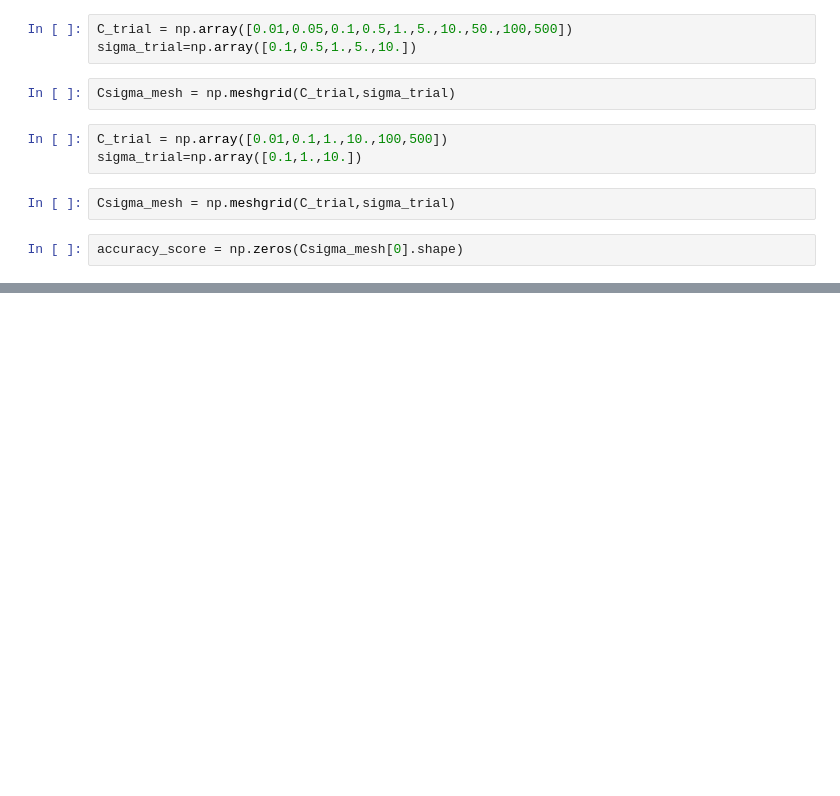
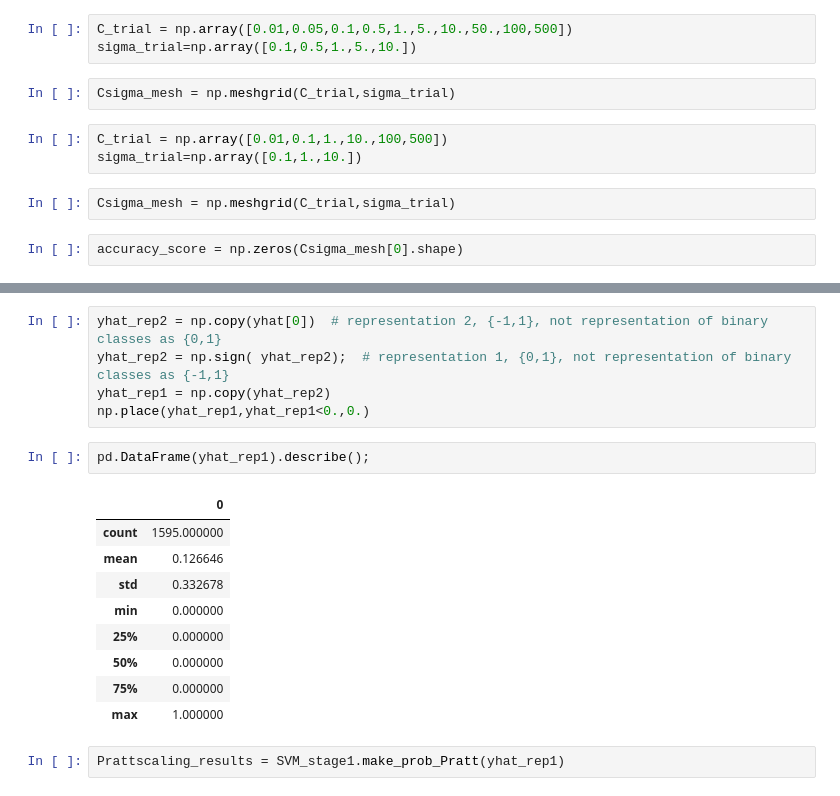
Before and after one commit to ernestyalumni/MLgrabbag, a Jupyter notebook: kaggle/DatSciBow2017_SVM.ipynb, the cells around one changed output, grey strips where cells are left out. Drawn from its saved outputs; the diff is of its cells as text; blank space fills up the shorter version.

```diff
--- a/kaggle/DatSciBow2017_SVM.ipynb
+++ b/kaggle/DatSciBow2017_SVM.ipynb
@@ -381,0 +592,19 @@ for i in range(len(sigma_trial)):
+# %%
+yhat_rep2 = np.copy(yhat[0])  # representation 2, {-1,1}, not representation of binary classes as {0,1}
+yhat_rep2 = np.sign( yhat_rep2);  # representation 1, {0,1}, not representation of binary classes as {-1,1}
+yhat_rep1 = np.copy(yhat_rep2)
+np.place(yhat_rep1,yhat_rep1<0.,0.)
+# %%
+pd.DataFrame(yhat_rep1).describe();
+# %% [output]
+|  | 0 |
+| count | 1595.000000 |
+| mean | 0.126646 |
+| std | 0.332678 |
+| min | 0.000000 |
+| 25% | 0.000000 |
+| 50% | 0.000000 |
+| 75% | 0.000000 |
+| max | 1.000000 |
+# %%
+Prattscaling_results = SVM_stage1.make_prob_Pratt(yhat_rep1)
```
Also changed, not shown: parts of 72 cells of this notebook, 1 other file.
